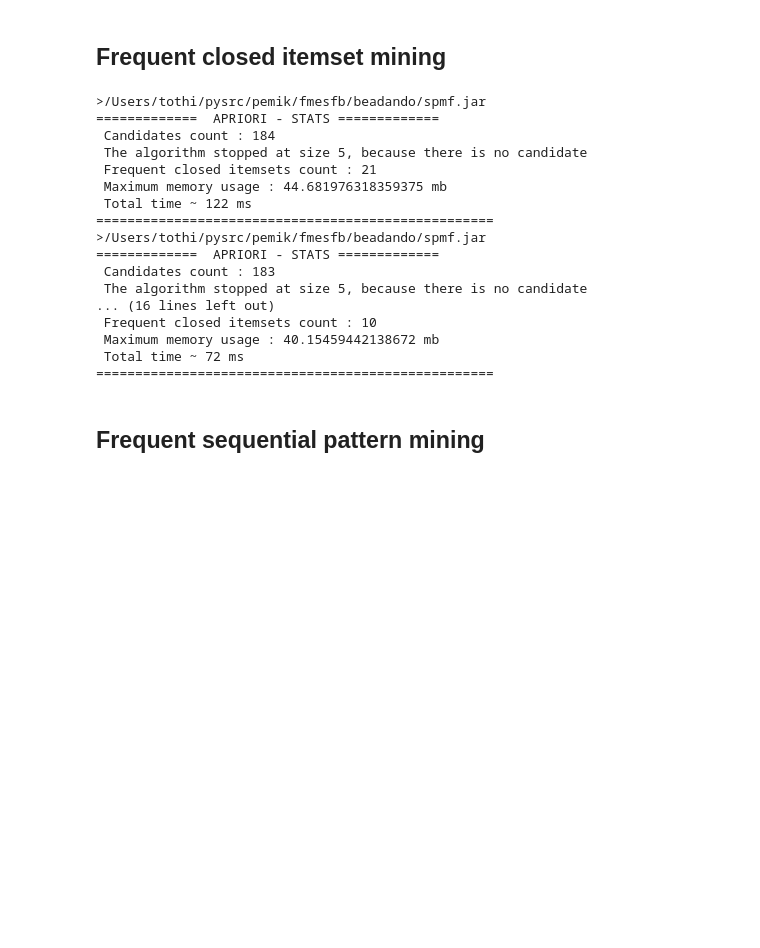
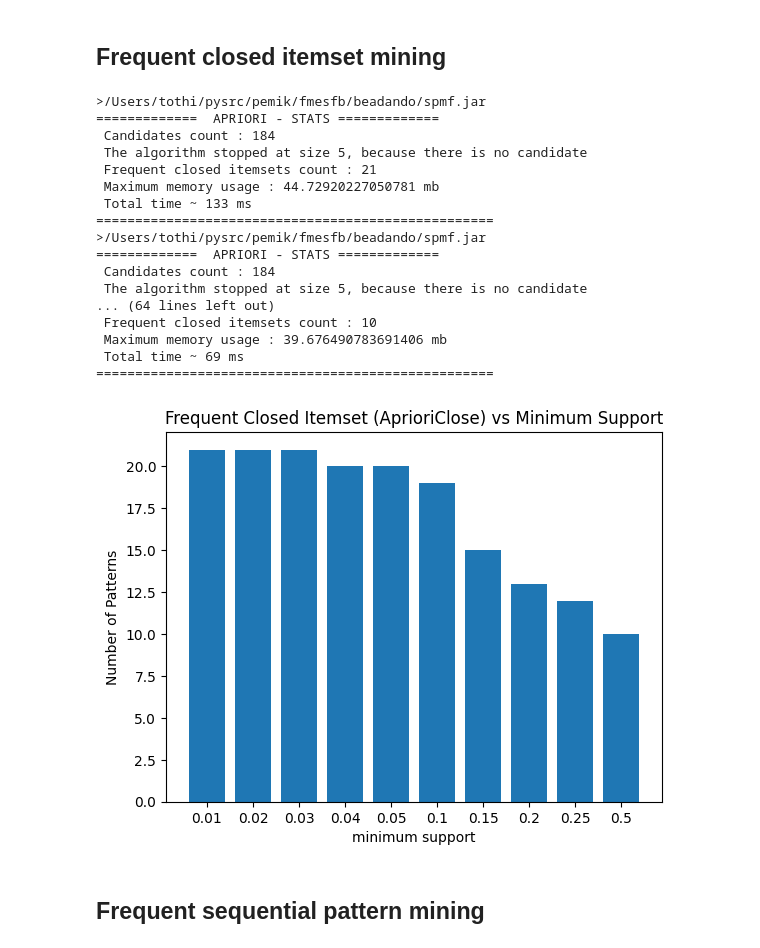
Before and after one commit to heihachi78/fmesfb_beadando, a Jupyter notebook: J0P7MF_beadando.ipynb, the cells around one changed output. Cells and saved outputs as stored; diff of their text form; code cells hidden in the pictures; blank space fills up the shorter version.

```diff
--- a/J0P7MF_beadando.ipynb
+++ b/J0P7MF_beadando.ipynb
@@ -623,29 +642,42 @@ for minsup_fi in [0.02, 0.05, 0.1, 0.5]:
 # %% [markdown]
 ## Frequent closed itemset mining
 # %%
-for minsup_fci in [0.02, 0.05, 0.1, 0.5]:
+minsup_values = [0.01, 0.02, 0.03, 0.04, 0.05, 0.1, 0.15, 0.2, 0.25, 0.5]
+
+for minsup_fci in minsup_values:
     filename_in_fci = 'files/sequences_spmf.csv'
     filename_out_fci = 'files/fis_AprC_'+str(int(minsup_fci*100))+'.csv'
-    command = 'java -jar spmf.jar run AprioriClose '+filename_in_fci+' '+filename_out_fci+' '+str(minsup_fci)  #The command needs to be a string
+    command = 'java -jar spmf.jar run AprioriClose '+filename_in_fci+' '+filename_out_fci+' '+str(minsup_fci)
     os.system(command)
+
+pattern_counts = []
+for ms in minsup_values:
+    pattern_counts.append(file_len(f'files/fis_AprC_{str(int(ms*100))}.csv'))
+
+plt.bar([str(v) for v in minsup_values], pattern_counts)
+plt.title("Frequent Closed Itemset (AprioriClose) vs Minimum Support")
+plt.xlabel("minimum support")
+plt.ylabel("Number of Patterns")
+plt.savefig('doc/frequent_closed_items_aprioriclose.png')
 # %% [output]
 >/Users/tothi/pysrc/pemik/fmesfb/beadando/spmf.jar
 =============  APRIORI - STATS =============
  Candidates count : 184
  The algorithm stopped at size 5, because there is no candidate
  Frequent closed itemsets count : 21
- Maximum memory usage : 44.681976318359375 mb
- Total time ~ 122 ms
+ Maximum memory usage : 44.72920227050781 mb
+ Total time ~ 133 ms
 ===================================================
 >/Users/tothi/pysrc/pemik/fmesfb/beadando/spmf.jar
 =============  APRIORI - STATS =============
- Candidates count : 183
+ Candidates count : 184
  The algorithm stopped at size 5, because there is no candidate
-... (16 lines left out)
+... (64 lines left out)
  Frequent closed itemsets count : 10
- Maximum memory usage : 40.15459442138672 mb
- Total time ~ 72 ms
+ Maximum memory usage : 39.676490783691406 mb
+ Total time ~ 69 ms
 ===================================================
+[figure, added]
 # %% [markdown]
 ## Frequent sequential pattern mining
 # %%
```
Also changed, not shown: parts of 4 cells of this notebook, 33 other files.
